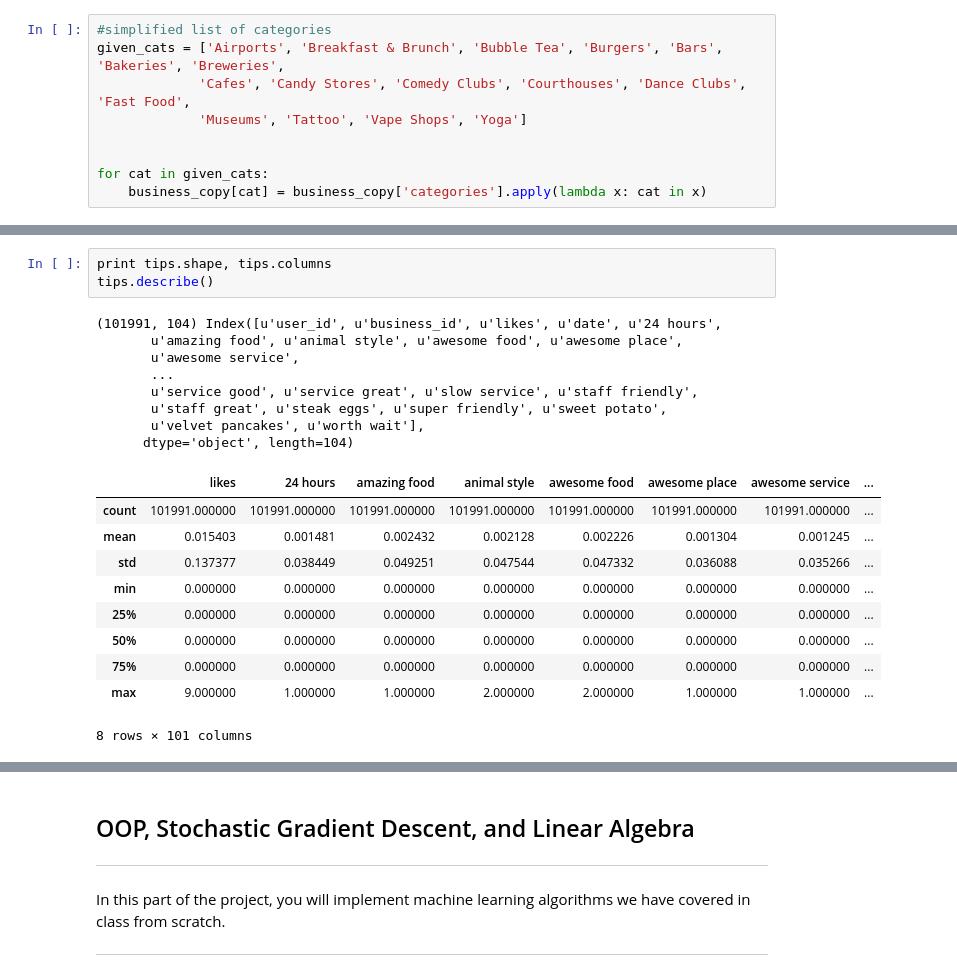
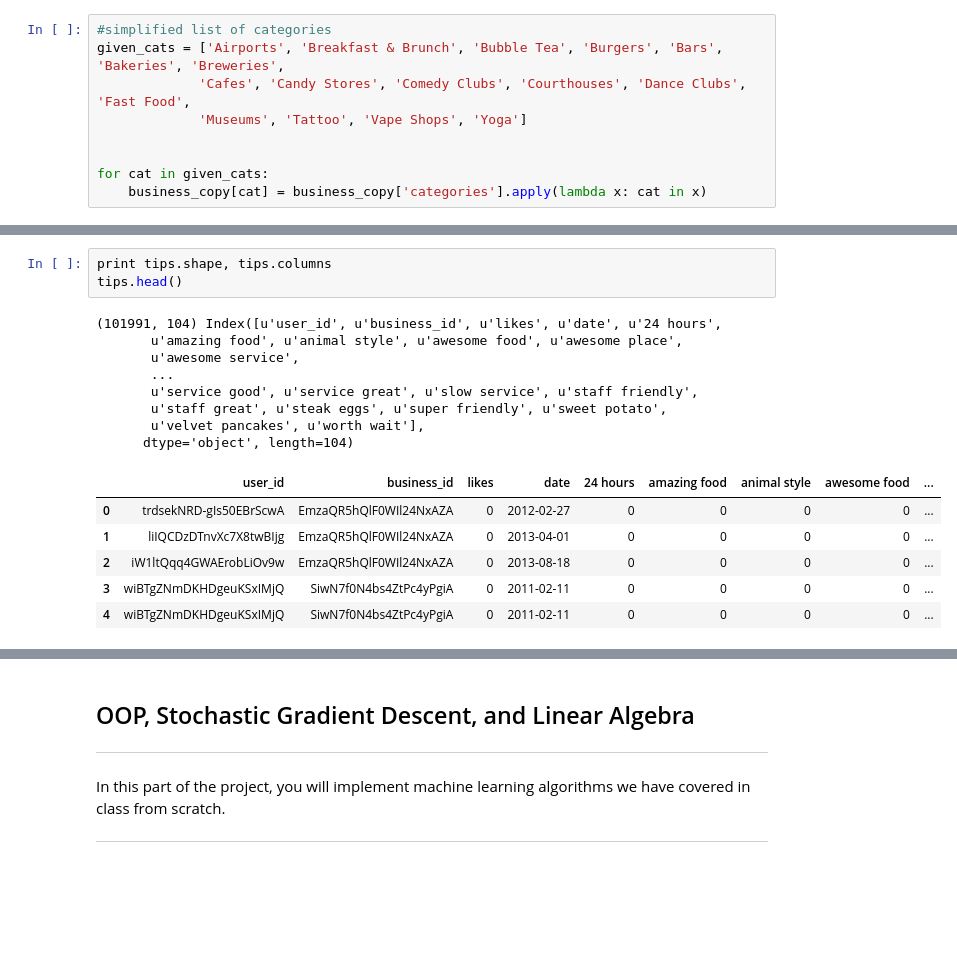
Before and after one commit to navraalte/DSI-Projects, a Jupyter notebook: projects/project-4/project-4.ipynb, the cells around one changed output, grey strips where cells are left out. Cells and saved outputs as stored; diff of their text form; blank space fills up the shorter version.

```diff
--- a/projects/project-4/project-4.ipynb
+++ b/projects/project-4/project-4.ipynb
@@ -211,25 +275,21 @@ business_copy
 # %%
 print tips.shape, tips.columns
-tips.describe()
+tips.head()
 # %% [output]
 (101991, 104) Index([u'user_id', u'business_id', u'likes', u'date', u'24 hours',
        u'amazing food', u'animal style', u'awesome food', u'awesome place',
        u'awesome service',
        ...
        u'service good', u'service great', u'slow service', u'staff friendly',
        u'staff great', u'steak eggs', u'super friendly', u'sweet potato',
        u'velvet pancakes', u'worth wait'],
       dtype='object', length=104)
-|  | likes | 24 hours | amazing food | animal style | awesome food | awesome place | awesome service | ... |
-| count | 101991.000000 | 101991.000000 | 101991.000000 | 101991.000000 | 101991.000000 | 101991.000000 | 101991.000000 | ... |
-| mean | 0.015403 | 0.001481 | 0.002432 | 0.002128 | 0.002226 | 0.001304 | 0.001245 | ... |
-| std | 0.137377 | 0.038449 | 0.049251 | 0.047544 | 0.047332 | 0.036088 | 0.035266 | ... |
-| min | 0.000000 | 0.000000 | 0.000000 | 0.000000 | 0.000000 | 0.000000 | 0.000000 | ... |
-| 25% | 0.000000 | 0.000000 | 0.000000 | 0.000000 | 0.000000 | 0.000000 | 0.000000 | ... |
-| 50% | 0.000000 | 0.000000 | 0.000000 | 0.000000 | 0.000000 | 0.000000 | 0.000000 | ... |
-| 75% | 0.000000 | 0.000000 | 0.000000 | 0.000000 | 0.000000 | 0.000000 | 0.000000 | ... |
-| max | 9.000000 | 1.000000 | 1.000000 | 2.000000 | 2.000000 | 1.000000 | 1.000000 | ... |
+|  | user_id | business_id | likes | date | 24 hours | amazing food | animal style | awesome food | ... |
+| 0 | trdsekNRD-gIs50EBrScwA | EmzaQR5hQlF0WIl24NxAZA | 0 | 2012-02-27 | 0 | 0 | 0 | 0 | ... |
+| 1 | liIQCDzDTnvXc7X8twBIjg | EmzaQR5hQlF0WIl24NxAZA | 0 | 2013-04-01 | 0 | 0 | 0 | 0 | ... |
+| 2 | iW1ltQqq4GWAErobLiOv9w | EmzaQR5hQlF0WIl24NxAZA | 0 | 2013-08-18 | 0 | 0 | 0 | 0 | ... |
+| 3 | wiBTgZNmDKHDgeuKSxIMjQ | SiwN7f0N4bs4ZtPc4yPgiA | 0 | 2011-02-11 | 0 | 0 | 0 | 0 | ... |
+| 4 | wiBTgZNmDKHDgeuKSxIMjQ | SiwN7f0N4bs4ZtPc4yPgiA | 0 | 2011-02-11 | 0 | 0 | 0 | 0 | ... |
-8 rows × 101 columns
 # %%
 print reviews.columns, reviews.shape
 reviews.head()
```
Also changed, not shown: parts of 175 cells of this notebook.
